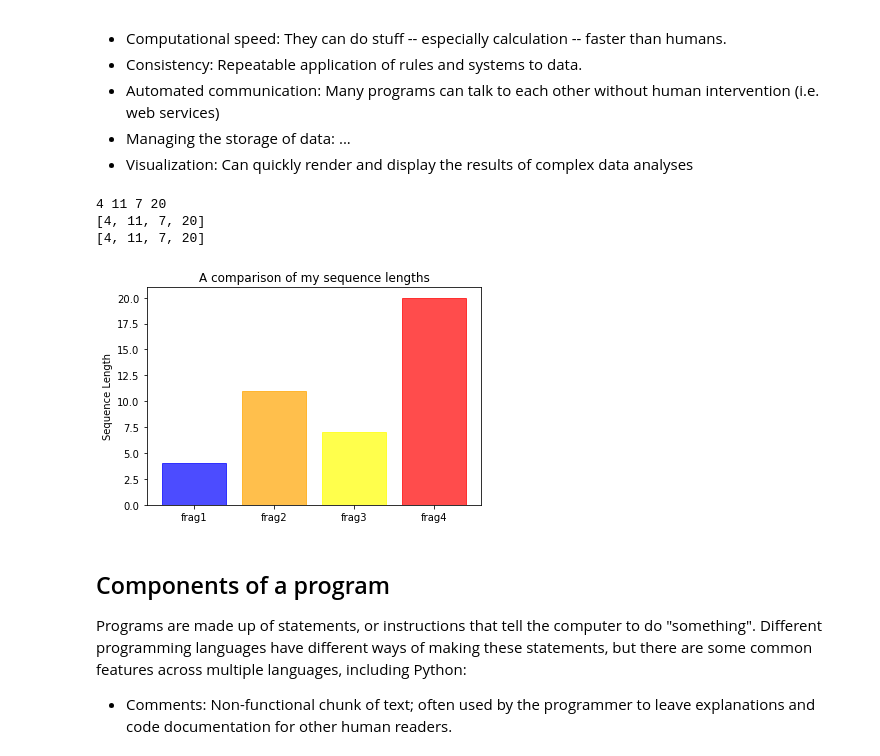
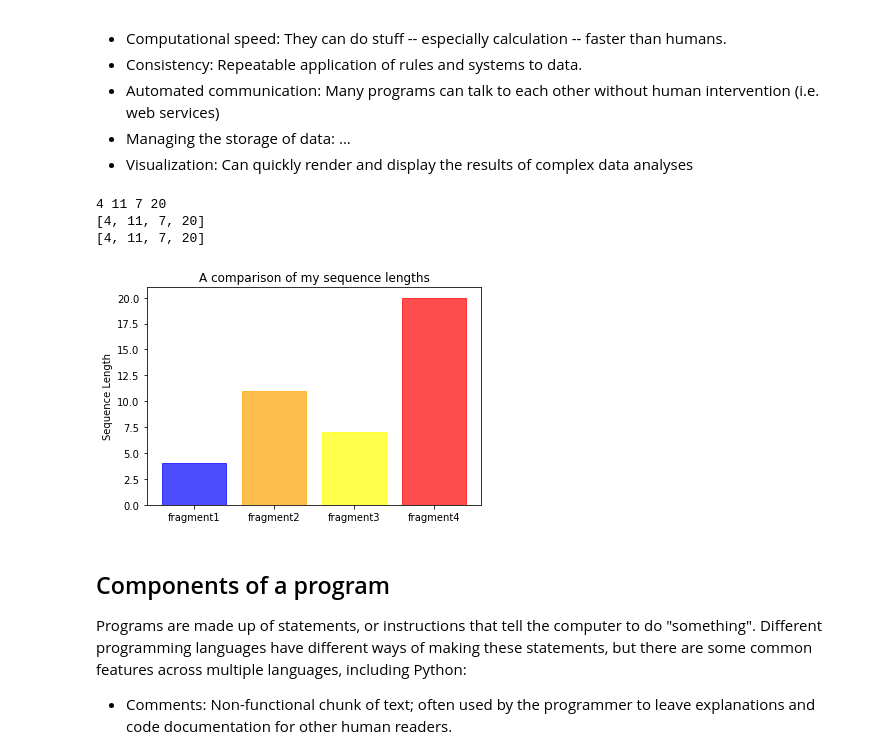
Before and after one commit to Planteome/STEM_camp_programming, a Jupyter notebook: Lesson1.ipynb, the cells around one changed output. Drawn from its saved outputs; the diff is of its cells as text; code cells hidden in the pictures.

```diff
--- a/Lesson1.ipynb
+++ b/Lesson1.ipynb
@@ -79,7 +79,7 @@ def set_bar_color(my_bars):
 # also self-explanatory
 #--------------------------------------------------------
 def create_bar_chart(fragment_list):
-    objects = ('frag1', 'frag2', 'frag3', 'frag4')
+    objects = ('fragment1', 'fragment2', 'fragment3', 'fragment4')
     y_pos = np.arange(len(objects)) # note the funky spelling of "arange"
     length_data = fragment_list
 
@@ -89,34 +89,34 @@ def create_bar_chart(fragment_list):
     plt.title('A comparison of my sequence lengths')
 
     set_bar_color(barlist)
 
     plt.show()
     return
 #--------------------------------------------------------
 
 ###################################################################################################
 # MAIN: The main body of my program code. This is the section that begins "doing stuff".
 # get the length of my sequences, and store them in a list
 len_fragment_1 = len(sequence_fragment_1)
 len_fragment_2 = len(sequence_fragment_2)
 len_fragment_3 = len(sequence_fragment_3)
 len_fragment_4 = len(sequence_fragment_4)
 
 fragment_lengths = [len_fragment_1, len_fragment_2, len_fragment_3, len_fragment_4]
 print(len_fragment_1,len_fragment_2,len_fragment_3,len_fragment_4)
 print(fragment_lengths)
 
 # calling functions and passing parameters
 print_my_seq_lengths(fragment_lengths)
 create_bar_chart(fragment_lengths)
 
 # END
 ###################################################################################################
 # %% [output]
 4 11 7 20
 [4, 11, 7, 20]
 [4, 11, 7, 20]
-[figure, old version]
+[figure, new version]
 # %% [markdown]
 ## Components of a program
 
```
Also changed, not shown: parts of 2 cells of this notebook.
